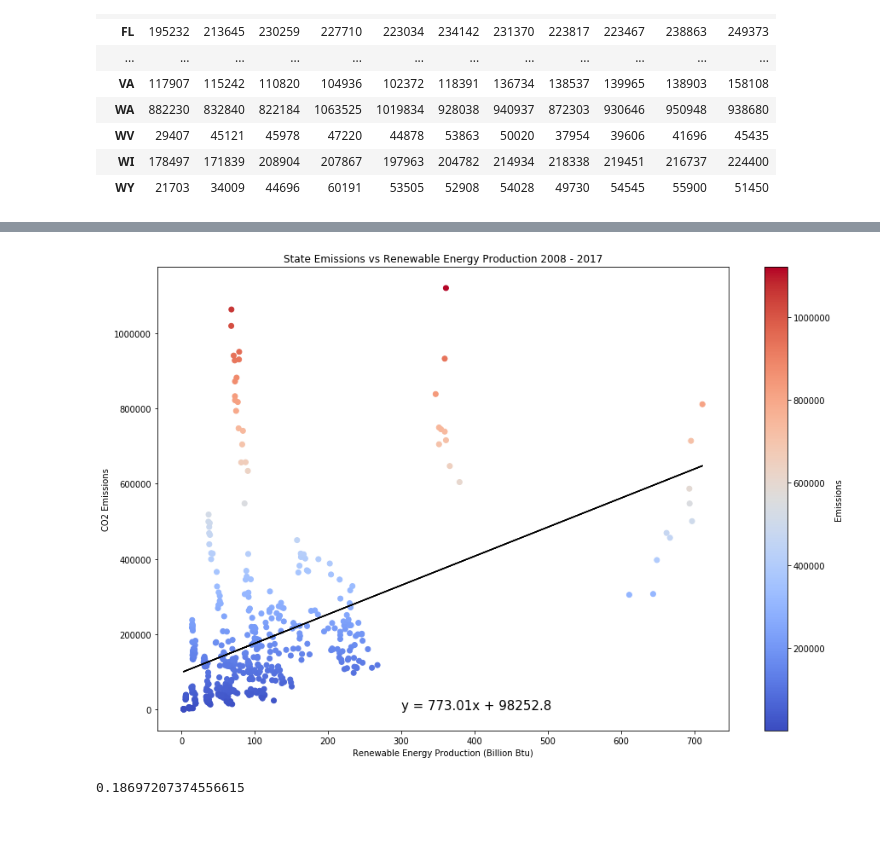
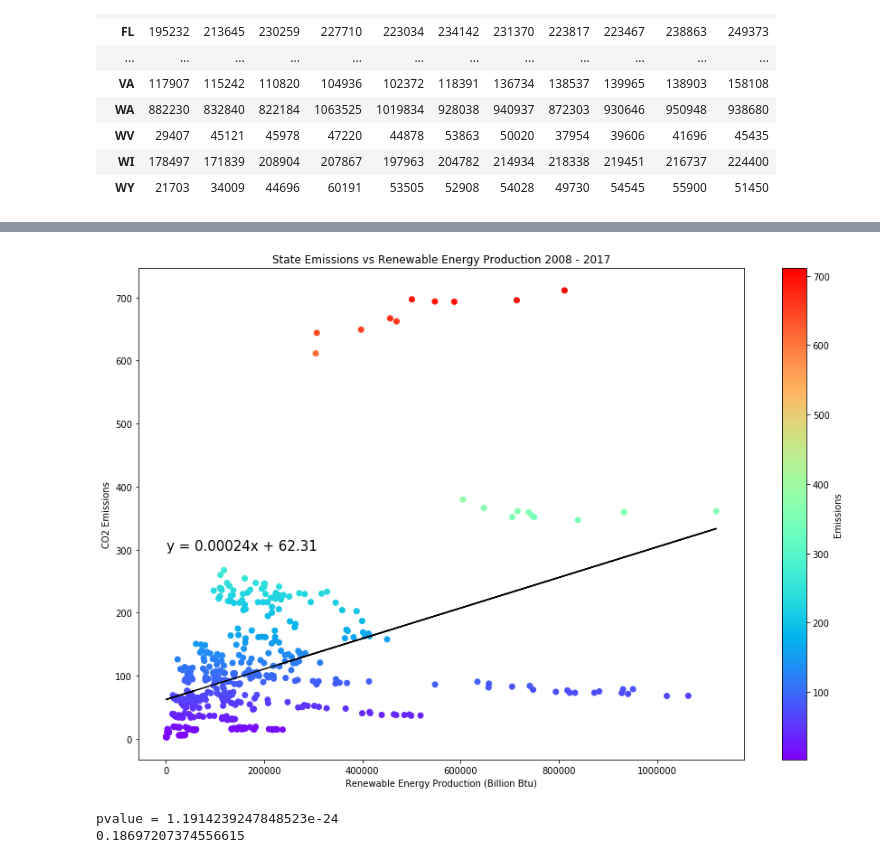
Before and after one commit to Asia-Hewett/solar_v_emissions_project, a Jupyter notebook: Renewable_Production_Hypothesis/production_vs_emissions.ipynb, the cells around one changed output, grey strips where cells are left out. Drawn from its saved outputs; the diff is of its cells as text; code cells hidden in the pictures; blank space fills up the shorter version.

```diff
--- a/Renewable_Production_Hypothesis/production_vs_emissions.ipynb
+++ b/Renewable_Production_Hypothesis/production_vs_emissions.ipynb
@@ -73,22 +76,28 @@ y_values = list(renewable_state_df[['2008','2009','2010','2011','2012','2013','2
+# %%
+x_values = list(renewable_state_df[['2008','2009','2010','2011','2012','2013','2014','2015','2016','2017']].values)
+y_values = list(emissions_state_df[['2008','2009','2010','2011','2012','2013','2014','2015','2016','2017']].values)
 # %%
 x_values = np.concatenate(x_values, axis =0)
 y_values = np.concatenate(y_values, axis =0)
 # %%
 plt.figure(figsize=(15,10))
-plt.scatter(x_values, y_values, c=y_values, cmap='coolwarm')
+plt.scatter(x_values, y_values, c=y_values, cmap='rainbow')
 
 (slope, intercept, rvalue, pvalue, stderr) = linregress(x_values, y_values)
 regress_values = x_values * slope + intercept
 clb = plt.colorbar()
-line_eq = "y = " + str(round(slope,2)) + "x + " + str(round(intercept, 2))
+line_eq = "y = " + str(round(slope,5)) + "x + " + str(round(intercept, 2))
 plt.title("State Emissions vs Renewable Energy Production 2008 - 2017")
 plt.plot(x_values, regress_values, "black")
-plt.annotate(line_eq, (300,100), fontsize = 15, color="black")
+plt.annotate(line_eq, (300,300), fontsize = 15, color="black")
 plt.xlabel('Renewable Energy Production (Billion Btu)')
 plt.ylabel('CO2 Emissions')
 clb.set_label('Emissions')
+plt.savefig('overall_production.png')
 plt.show()
+print(f'pvalue = {pvalue}')
 print(rvalue**2)
 # %% [output]
-[figure, old version]
+[figure, new version]
+pvalue = 1.1914239247848523e-24
 0.18697207374556615
```
Also changed, not shown: parts of 34 cells of this notebook, 45 other files.
